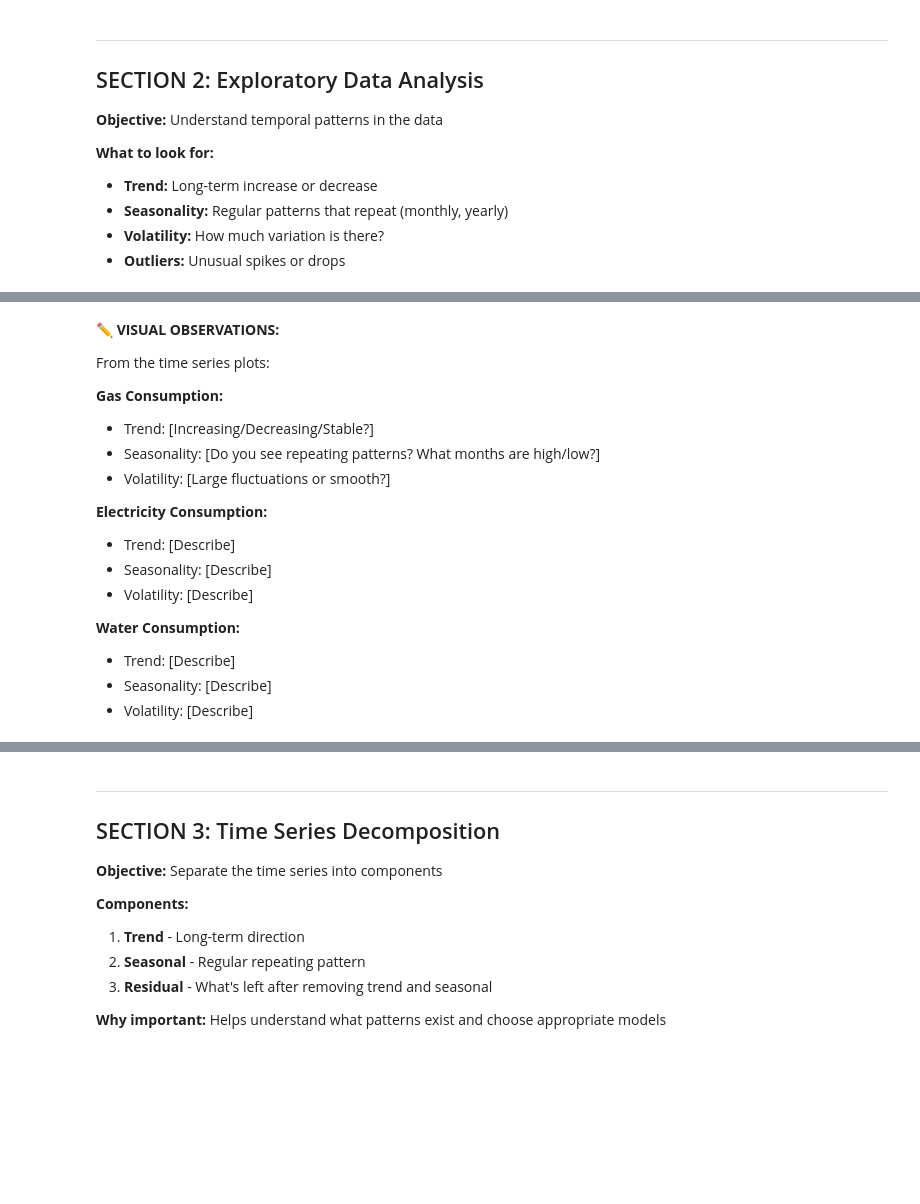
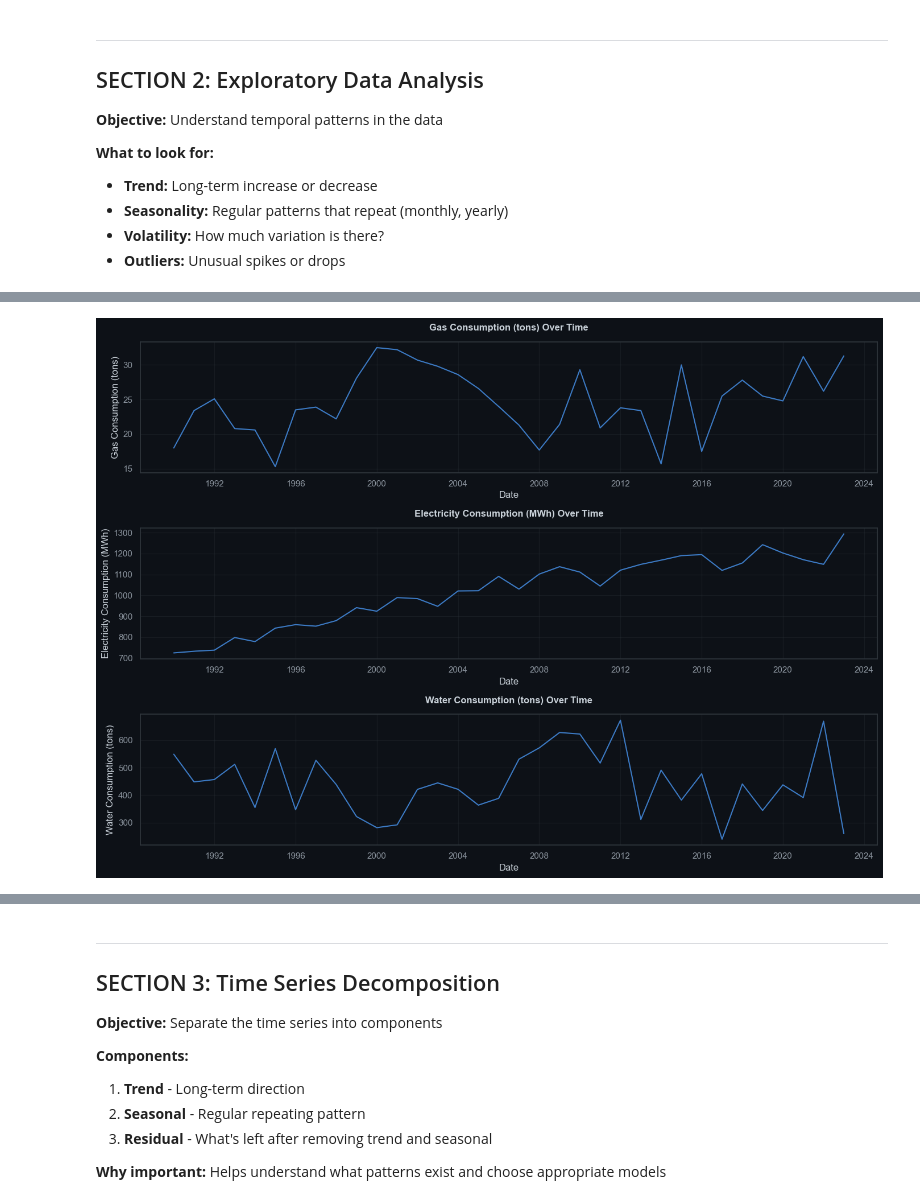
Before and after one commit to pufferfish3e/unsupervised-learning, a Jupyter notebook: CA2_PartB_Student_Template_1.ipynb, the cells around one changed output, grey strips where cells are left out. Drawn from its saved outputs; the diff is of its cells as text; code cells hidden in the pictures; blank space fills up the shorter version.

```diff
--- a/CA2_PartB_Student_Template_1.ipynb
+++ b/CA2_PartB_Student_Template_1.ipynb
@@ -111,0 +142,6 @@ print("Libraries imported successfully!")
+# %%
+path = "datasets/CA2-Energy-Consumption-Data.csv"
+df = pd.read_csv(path)
+print(df.info())
+print(df.shape)
+df.head()
@@ -139,11 +209,7 @@ print("Date preparation complete!")
 # %%
-# TODO: Check for missing values
-# Time series models need continuous data
-# If there are missing months, they'll show as NaN
-
-# Your code here:
-
+# Check for missing values
+print(df.isna().sum())
 
 # If missing values found, handle them:
-# For time series, interpolation is better than dropping
-# df = df.interpolate(method='time')
+df = df.interpolate(method='time')
+df.head()
@@ -167,37 +267,17 @@ print("Date preparation complete!")
 # %%
-# TODO: Plot all three consumption types over time
+
 # Create 3 subplots (one for each target)
-# This is the most important visualization for time series!
 
-# HINT:
-# targets = ['Gas Consumption (tons)', 'Electricity Consumption (MWh)', 'Water Consumption (tons)']
-#
-# fig, axes = plt.subplots(3, 1, figsize=(14, 10))
-# for idx, target in enumerate(targets):
-#     axes[idx].plot(df.index, df[target])
-#     axes[idx].set_title(f'{target} Over Time')
-#     axes[idx].set_xlabel('Date')
-#     axes[idx].set_ylabel(target)
-#     axes[idx].grid(True, alpha=0.3)
-# plt.tight_layout()
+targets = ['Gas Consumption (tons)', 'Electricity Consumption (MWh)', 'Water Consumption (tons)']
 
-# Your code here:
+fig, axes = plt.subplots(3, 1, figsize=(14, 10))
+for idx, target in enumerate(targets):
+    axes[idx].plot(df.index, df[target])
+    axes[idx].set_title(f'{target} Over Time')
+    axes[idx].set_xlabel('Date')
+    axes[idx].set_ylabel(target)
+    axes[idx].grid(True, alpha=0.3)
+plt.tight_layout()
+plt.show()
+# %% [output]
+[figure, added]
-# %% [markdown]
-**✏️ VISUAL OBSERVATIONS:**
-
-From the time series plots:
-
-**Gas Consumption:**
-- Trend: [Increasing/Decreasing/Stable?]
-- Seasonality: [Do you see repeating patterns? What months are high/low?]
-- Volatility: [Large fluctuations or smooth?]
-
-**Electricity Consumption:**
-- Trend: [Describe]
-- Seasonality: [Describe]
-- Volatility: [Describe]
-
-**Water Consumption:**
-- Trend: [Describe]
-- Seasonality: [Describe]
-- Volatility: [Describe]
```
Also changed, not shown: parts of 11 cells of this notebook, 1 other file.
